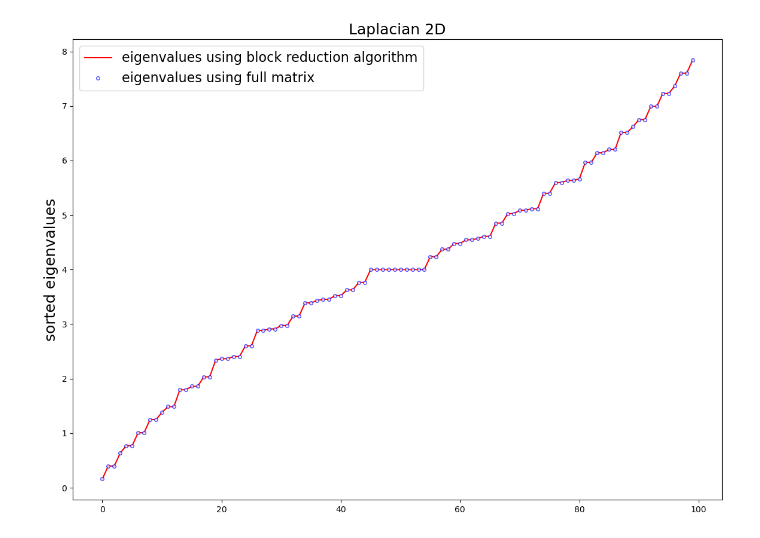
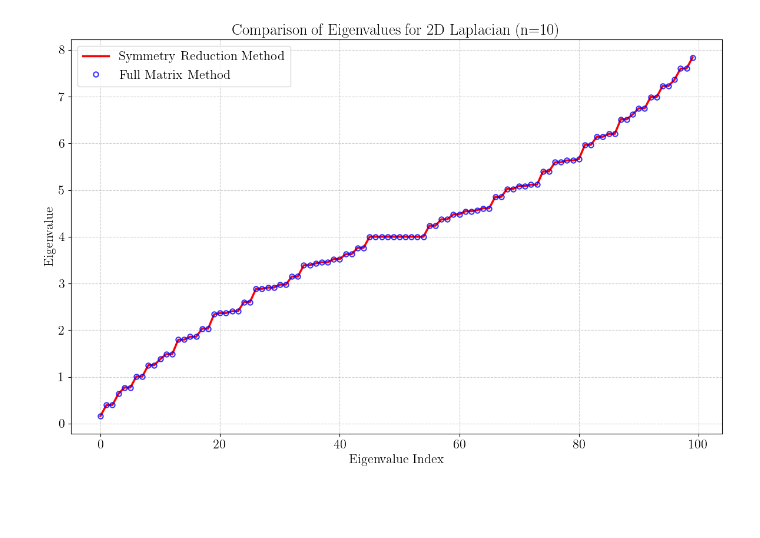
Before and after one commit to ldsufrpe/pysymmetry, a Jupyter notebook: Examples/pde/simulations eigenvalues 2d.ipynb, the cells around one changed output. Saved outputs shown, nothing was run; the diff lists cells and outputs as text; code cells hidden in the pictures; blank space fills up the shorter version.

```diff
--- a/Examples/pde/simulations eigenvalues 2d.ipynb
+++ b/Examples/pde/simulations eigenvalues 2d.ipynb
@@ -13,3 +9,14 @@ import numpy as np
+# %%
+from pysymmetry import *
+import matplotlib.pyplot as plt
+import numpy as np
+
+font = {'family': 'serif', 'serif': ['Computer Modern Roman'], 'size': 16}
+plt.rc('font', **font)
+plt.rc('text', usetex=True) # Use LaTeX for rendering text
+plt.rc('lines', linewidth=2.5, markersize=8)
+plt.rc('axes', grid=True)
+plt.rc('grid', linestyle='--', alpha=0.6)
 # %%
 def generators2d(n):#Nota:temporario
 
@@ -45,17 +52,28 @@ for i, b in enumerate(blocks):
 eigvals2d = sorted(np.concatenate(eigvals2d))
 # %%
 full_matrix2d = sorted(np.linalg.eigvalsh(M.toarray()))
-# %%
-#fig = plt.figure(figsize=(14,10))
-fig, ax = plt.subplots(figsize=(14,10))
-ax.plot(eigvals2d, color='red', label='eigenvalues using block reduction algorithm')
-ax.plot(full_matrix2d, 'o', label='eigenvalues using full matrix',
-        markerfacecolor='white', markeredgecolor='blue', alpha=0.7, markersize=4)
-#ax.set_xlabel('numbers of eigenvalues', fontsize=18)
-ax.set_ylabel('sorted eigenvalues', fontsize=18)
-ax.set_title('Laplacian 2D',fontsize=18 )
-plt.legend(fontsize=16)
-
-plt.show()
-# %% [output]
-[figure, removed]
+# %%
+# --- Plotting the Eigenvalue Comparison ---
+# Create the plot with a professional size
+fig, ax = plt.subplots(figsize=(12, 8))
+
+# Plot the block reduction results as a solid red line
+ax.plot(eigvals2d, color='red', label='Symmetry Reduction Method')
+
+# Plot the full matrix results as hollow blue circles on top
+# This visually confirms that the values are identical
+ax.plot(full_matrix2d, 'o', label='Full Matrix Method',
+        markerfacecolor='none', markeredgecolor='blue', alpha=0.8,
+        markersize=6, markeredgewidth=1.5)
+
+# Set labels and title (font sizes are now handled by plt.rc)
+ax.set_xlabel('Eigenvalue Index')
+ax.set_ylabel('Eigenvalue')
+ax.set_title('Comparison of Eigenvalues for 2D Laplacian (n=10)')
+ax.legend()
+
+# Ensure tight layout and display the plot
+plt.tight_layout()
+plt.show()
+# %% [output]
+[figure, added]
```
Also changed, not shown: parts of 1 cell of this notebook, 17 other files.
